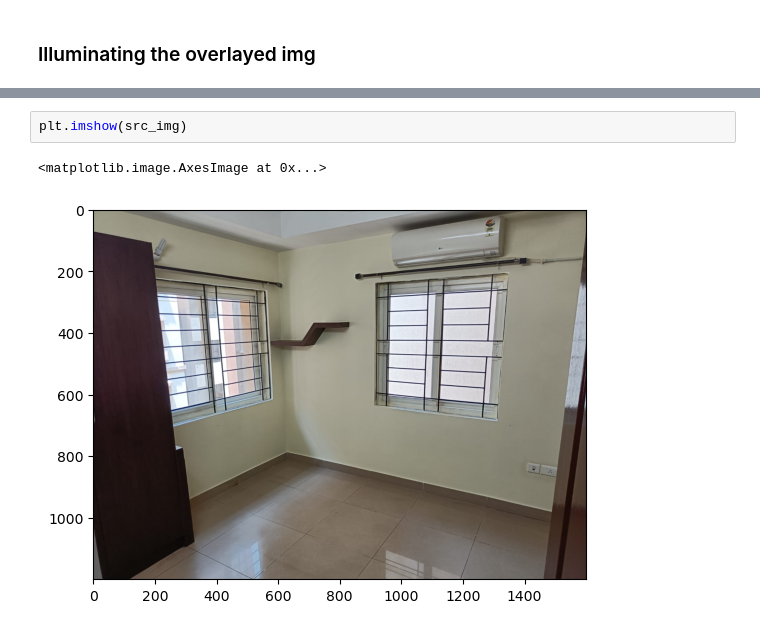
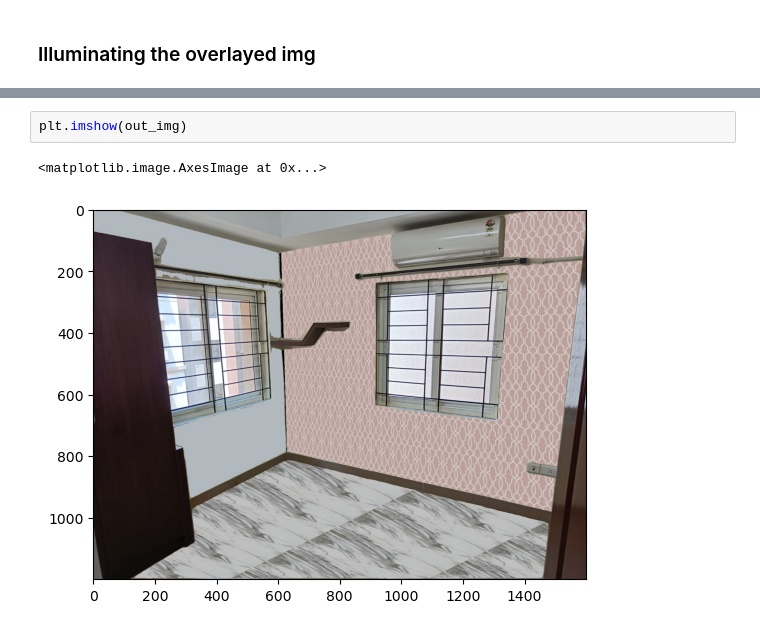
Before and after one commit to Karan-00-11/mfs, a Jupyter notebook: illumination/illumination_matcher.ipynb, the cells around one changed output, grey strips where cells are left out. Saved outputs shown, nothing was run; the diff lists cells and outputs as text.

```diff
--- a/illumination/illumination_matcher.ipynb
+++ b/illumination/illumination_matcher.ipynb
@@ -129,5 +142,5 @@ plt.imshow(illumination)
 # %%
-plt.imshow(src_img)
+plt.imshow(out_img)
 # %% [output]
 <matplotlib.image.AxesImage at 0x...>
-[figure, old version]
+[figure, new version]
```
Also changed, not shown: parts of 6 cells of this notebook.
